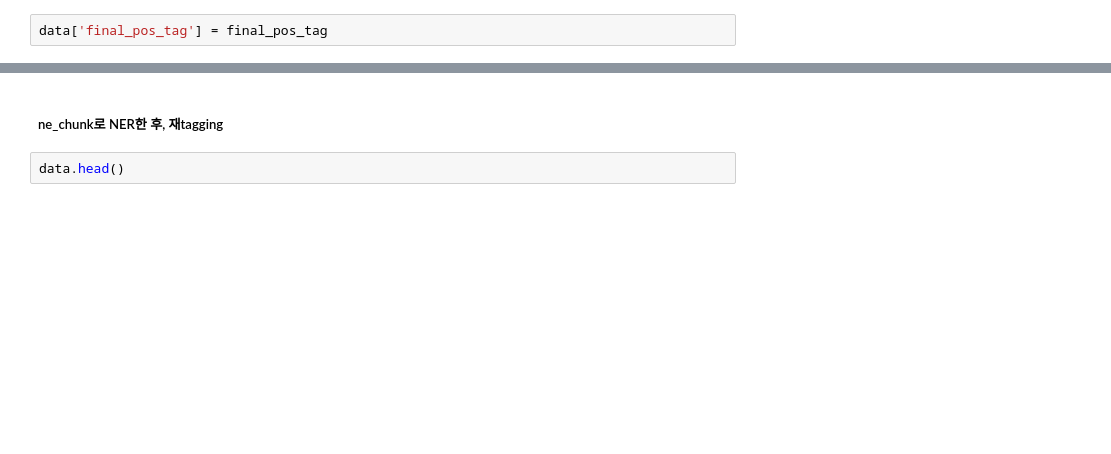
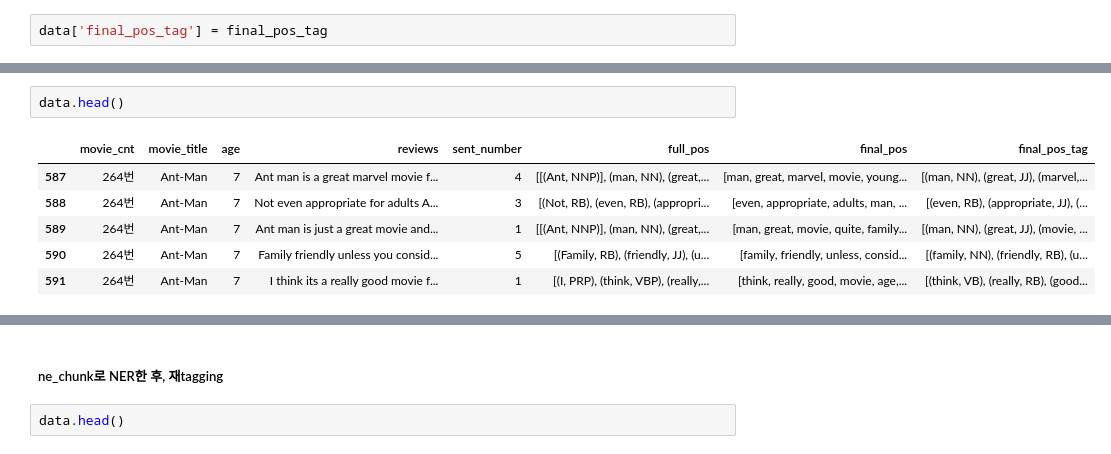
Before and after one commit to MonicaKim89/Text_Mining, a Jupyter notebook: common_sense_movie/[230503]reviews_an.ipynb, the cells around one changed output, grey strips where cells are left out. Cells and saved outputs as stored; diff of their text form; blank space fills up the shorter version.

```diff
--- a/common_sense_movie/[230503]reviews_an.ipynb
+++ b/common_sense_movie/[230503]reviews_an.ipynb
@@ -365,0 +447,9 @@ data.to_csv('[230617]final_pos_tag.csv')
+# %%
+data.head()
+# %% [output]
+|  | movie_cnt | movie_title | age | reviews | sent_number | full_pos | final_pos | final_pos_tag |
+| 587 | 264번 | Ant-Man | 7 | Ant man is a great marvel movie f... | 4 | [[(Ant, NNP)], (man, NN), (great,... | [man, great, marvel, movie, young... | [(man, NN), (great, JJ), (marvel,... |
+| 588 | 264번 | Ant-Man | 7 | Not even appropriate for adults A... | 3 | [(Not, RB), (even, RB), (appropri... | [even, appropriate, adults, man, ... | [(even, RB), (appropriate, JJ), (... |
+| 589 | 264번 | Ant-Man | 7 | Ant man is just a great movie and... | 1 | [[(Ant, NNP)], (man, NN), (great,... | [man, great, movie, quite, family... | [(man, NN), (great, JJ), (movie, ... |
+| 590 | 264번 | Ant-Man | 7 | Family friendly unless you consid... | 5 | [(Family, RB), (friendly, JJ), (u... | [family, friendly, unless, consid... | [(family, NN), (friendly, RB), (u... |
+| 591 | 264번 | Ant-Man | 7 | I think its a really good movie f... | 1 | [(I, PRP), (think, VBP), (really,... | [think, really, good, movie, age,... | [(think, VB), (really, RB), (good... |
```
Also changed, not shown: parts of 34 cells of this notebook, 5 other files.
